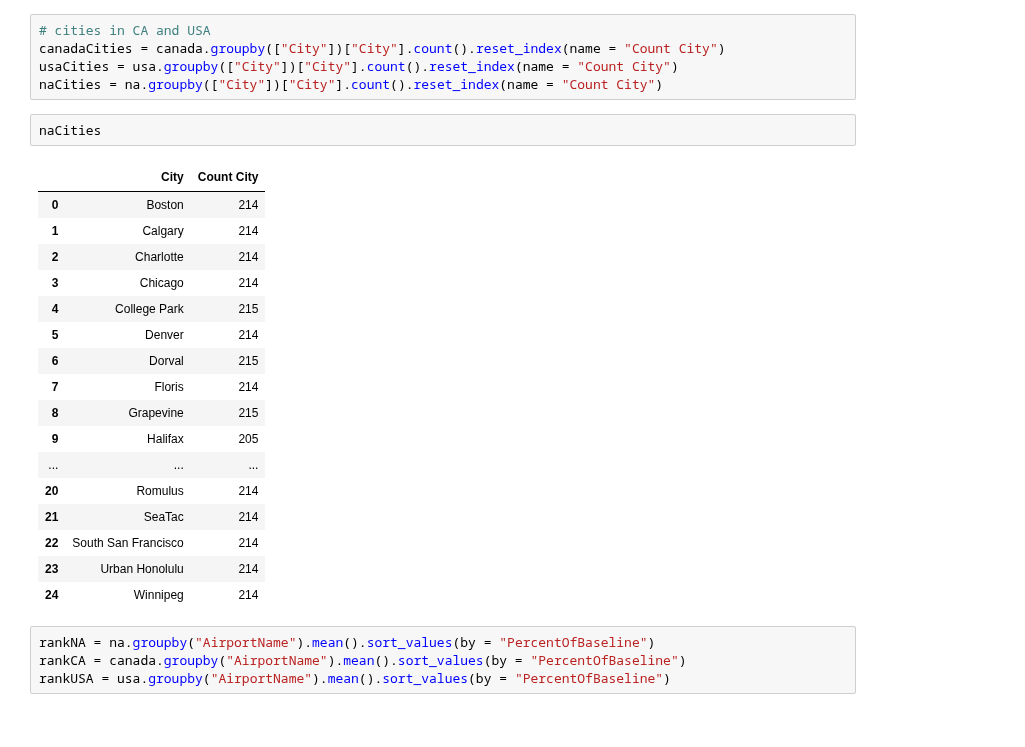
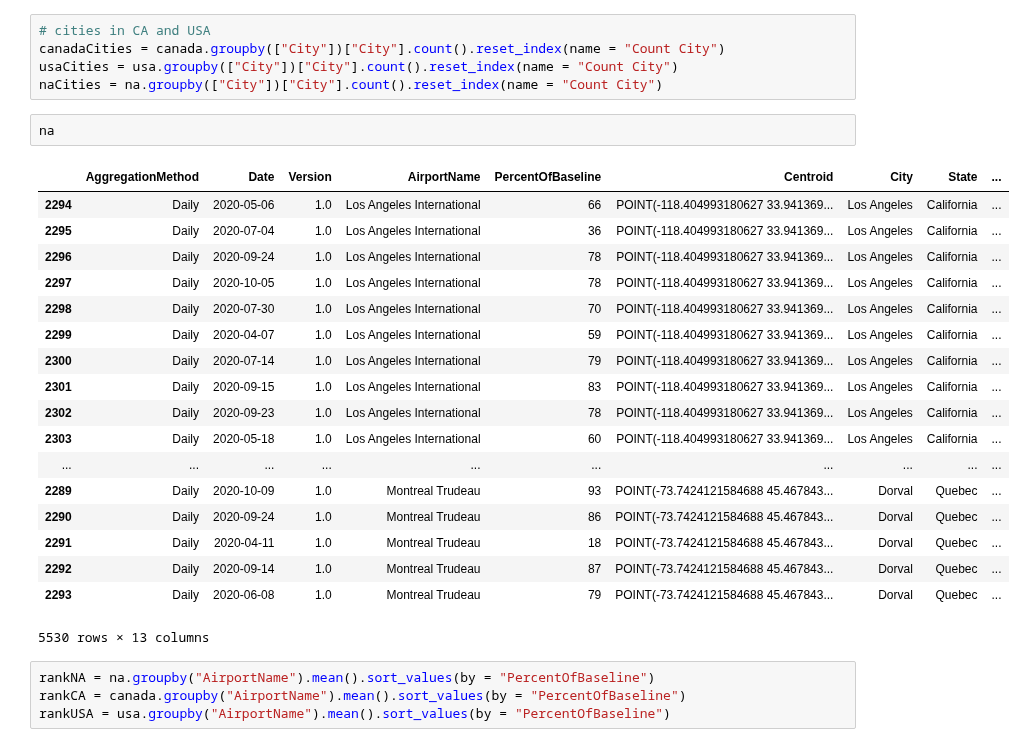
Before and after one commit to clement-ip/covid-airport-travel, a Jupyter notebook: project.ipynb, the cells around one changed output. Saved outputs shown, nothing was run; the diff lists cells and outputs as text.

```diff
--- a/project.ipynb
+++ b/project.ipynb
@@ -78,26 +78,27 @@ na = pd.concat(temp)
 canadaCities = canada.groupby(["City"])["City"].count().reset_index(name = "Count City")
 usaCities = usa.groupby(["City"])["City"].count().reset_index(name = "Count City")
 naCities = na.groupby(["City"])["City"].count().reset_index(name = "Count City")
-# %%
-naCities
-# %% [output]
-|  | City | Count City |
-| 0 | Boston | 214 |
-| 1 | Calgary | 214 |
-| 2 | Charlotte | 214 |
-| 3 | Chicago | 214 |
-| 4 | College Park | 215 |
-| 5 | Denver | 214 |
-| 6 | Dorval | 215 |
-| 7 | Floris | 214 |
-| 8 | Grapevine | 215 |
-| 9 | Halifax | 205 |
-| ... | ... | ... |
-| 20 | Romulus | 214 |
-| 21 | SeaTac | 214 |
-| 22 | South San Francisco | 214 |
-| 23 | Urban Honolulu | 214 |
-| 24 | Winnipeg | 214 |
+# %%
+na
+# %% [output]
+|  | AggregationMethod | Date | Version | AirportName | PercentOfBaseline | Centroid | City | State | ... |
+| 2294 | Daily | 2020-05-06 | 1.0 | Los Angeles International | 66 | POINT(-118.404993180627 33.941369... | Los Angeles | California | ... |
+| 2295 | Daily | 2020-07-04 | 1.0 | Los Angeles International | 36 | POINT(-118.404993180627 33.941369... | Los Angeles | California | ... |
+| 2296 | Daily | 2020-09-24 | 1.0 | Los Angeles International | 78 | POINT(-118.404993180627 33.941369... | Los Angeles | California | ... |
+| 2297 | Daily | 2020-10-05 | 1.0 | Los Angeles International | 78 | POINT(-118.404993180627 33.941369... | Los Angeles | California | ... |
+| 2298 | Daily | 2020-07-30 | 1.0 | Los Angeles International | 70 | POINT(-118.404993180627 33.941369... | Los Angeles | California | ... |
+| 2299 | Daily | 2020-04-07 | 1.0 | Los Angeles International | 59 | POINT(-118.404993180627 33.941369... | Los Angeles | California | ... |
+| 2300 | Daily | 2020-07-14 | 1.0 | Los Angeles International | 79 | POINT(-118.404993180627 33.941369... | Los Angeles | California | ... |
+| 2301 | Daily | 2020-09-15 | 1.0 | Los Angeles International | 83 | POINT(-118.404993180627 33.941369... | Los Angeles | California | ... |
+| 2302 | Daily | 2020-09-23 | 1.0 | Los Angeles International | 78 | POINT(-118.404993180627 33.941369... | Los Angeles | California | ... |
+| 2303 | Daily | 2020-05-18 | 1.0 | Los Angeles International | 60 | POINT(-118.404993180627 33.941369... | Los Angeles | California | ... |
+| ... | ... | ... | ... | ... | ... | ... | ... | ... | ... |
+| 2289 | Daily | 2020-10-09 | 1.0 | Montreal Trudeau | 93 | POINT(-73.7424121584688 45.467843... | Dorval | Quebec | ... |
+| 2290 | Daily | 2020-09-24 | 1.0 | Montreal Trudeau | 86 | POINT(-73.7424121584688 45.467843... | Dorval | Quebec | ... |
+| 2291 | Daily | 2020-04-11 | 1.0 | Montreal Trudeau | 18 | POINT(-73.7424121584688 45.467843... | Dorval | Quebec | ... |
+| 2292 | Daily | 2020-09-14 | 1.0 | Montreal Trudeau | 87 | POINT(-73.7424121584688 45.467843... | Dorval | Quebec | ... |
+| 2293 | Daily | 2020-06-08 | 1.0 | Montreal Trudeau | 79 | POINT(-73.7424121584688 45.467843... | Dorval | Quebec | ... |
+5530 rows × 13 columns
 # %%
 rankNA = na.groupby("AirportName").mean().sort_values(by = "PercentOfBaseline")
 rankCA = canada.groupby("AirportName").mean().sort_values(by = "PercentOfBaseline")
```
Also changed, not shown: parts of 8 cells of this notebook.
